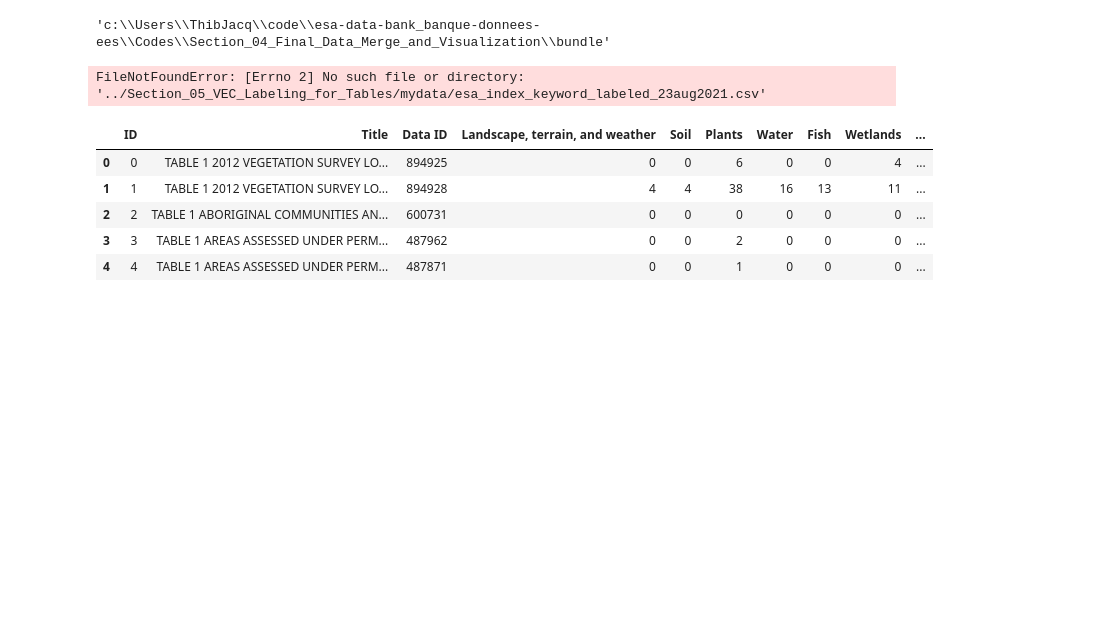
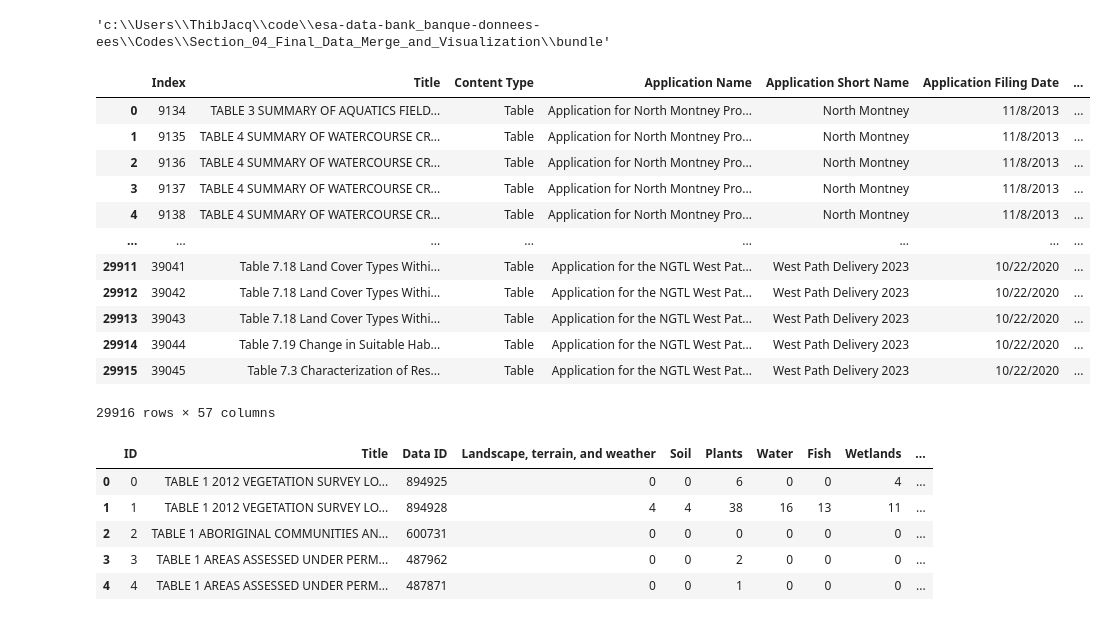
Before and after one commit to CER-REC/esa-data-bank_banque-donnees-ees, a Jupyter notebook: Codes/Section_04_Final_Data_Merge_and_Visualization/bundle/bundle_index.ipynb, the cells around one changed output. Drawn from its saved outputs; the diff is of its cells as text; code cells hidden in the pictures; blank space fills up the shorter version.

```diff
--- a/Codes/Section_04_Final_Data_Merge_and_Visualization/bundle/bundle_index.ipynb
+++ b/Codes/Section_04_Final_Data_Merge_and_Visualization/bundle/bundle_index.ipynb
@@ -12,22 +12,39 @@ os.getcwd()
 'c:\\Users\\ThibJacq\\code\\esa-data-bank_banque-donnees-ees\\Codes\\Section_04_Final_Data_Merge_and_Visualization\\bundle'
 # %%
 index_with_vcs_eng = str(Path().resolve().parents[1]) + '\\Section_05_VEC_Labeling_for_Tables\\mydata\\esa_index_keyword_labeled_23aug2021.csv'
+index_with_bad_csv_column = str(Path().resolve().parents[1]) + "\\Section_05_VEC_Labeling_for_Tables\\mydata\\ESA_website_ENG_2021_01_28.csv"
 # %%
 df_index_raw = pd.read_csv(index_with_vcs_eng, encoding="utf-8")
+df_index_raw.drop(columns=['text'], inplace=True)
+df_bad_csv_column = pd.read_csv(index_with_bad_csv_column, encoding="utf-8")
+df_index_raw['bad_csv'] = df_bad_csv_column['bad_csv']
 
-df_index_raw.replace(to_replace=nan, value=0, inplace=True)
-df_index_raw.replace(to_replace="https://apps.cer-rec.gc.ca/REGDOCS/File/Download/895339", value="895339", inplace=True)
+
+df_index_raw['Data ID'].replace(to_replace=nan, value=0, inplace=True)
+df_index_raw['Data ID'].replace(to_replace="https://apps.cer-rec.gc.ca/REGDOCS/File/Download/895339", value="895339", inplace=True)
+df_index_raw['bad_csv'].replace(to_replace=nan, value='FALSE', inplace=True)
 
 def df_convert_all_floats_in_column_to_int(df, col_name):
     df[col_name] = df[col_name].astype(float)
     df[col_name] = df[col_name].astype(int)
-    return df
 
 df_convert_all_floats_in_column_to_int(df_index_raw, "Data ID")
 df_index_raw.drop(columns=["Unnamed: 0"], inplace=True)
 df_index_raw
 # %% [output]
+|  | Index | Title | Content Type | Application Name | Application Short Name | Application Filing Date | ... |
+| 0 | 9134 | TABLE 3 SUMMARY OF AQUATICS FIELD... | Table | Application for North Montney Pro... | North Montney | 11/8/2013 | ... |
+| 1 | 9135 | TABLE 4 SUMMARY OF WATERCOURSE CR... | Table | Application for North Montney Pro... | North Montney | 11/8/2013 | ... |
+| 2 | 9136 | TABLE 4 SUMMARY OF WATERCOURSE CR... | Table | Application for North Montney Pro... | North Montney | 11/8/2013 | ... |
+| 3 | 9137 | TABLE 4 SUMMARY OF WATERCOURSE CR... | Table | Application for North Montney Pro... | North Montney | 11/8/2013 | ... |
+| 4 | 9138 | TABLE 4 SUMMARY OF WATERCOURSE CR... | Table | Application for North Montney Pro... | North Montney | 11/8/2013 | ... |
+| ... | ... | ... | ... | ... | ... | ... | ... |
+| 29911 | 39041 | Table 7.18 Land Cover Types Withi... | Table | Application for the NGTL West Pat... | West Path Delivery 2023 | 10/22/2020 | ... |
+| 29912 | 39042 | Table 7.18 Land Cover Types Withi... | Table | Application for the NGTL West Pat... | West Path Delivery 2023 | 10/22/2020 | ... |
+| 29913 | 39043 | Table 7.18 Land Cover Types Withi... | Table | Application for the NGTL West Pat... | West Path Delivery 2023 | 10/22/2020 | ... |
+| 29914 | 39044 | Table 7.19 Change in Suitable Hab... | Table | Application for the NGTL West Pat... | West Path Delivery 2023 | 10/22/2020 | ... |
+| 29915 | 39045 | Table 7.3 Characterization of Res... | Table | Application for the NGTL West Pat... | West Path Delivery 2023 | 10/22/2020 | ... |
-FileNotFoundError: [Errno 2] No such file or directory: '../Section_05_VEC_Labeling_for_Tables/mydata/esa_index_keyword_labeled_23aug2021.csv'
+29916 rows × 57 columns
 # %%
 # list of VCs
 
```
